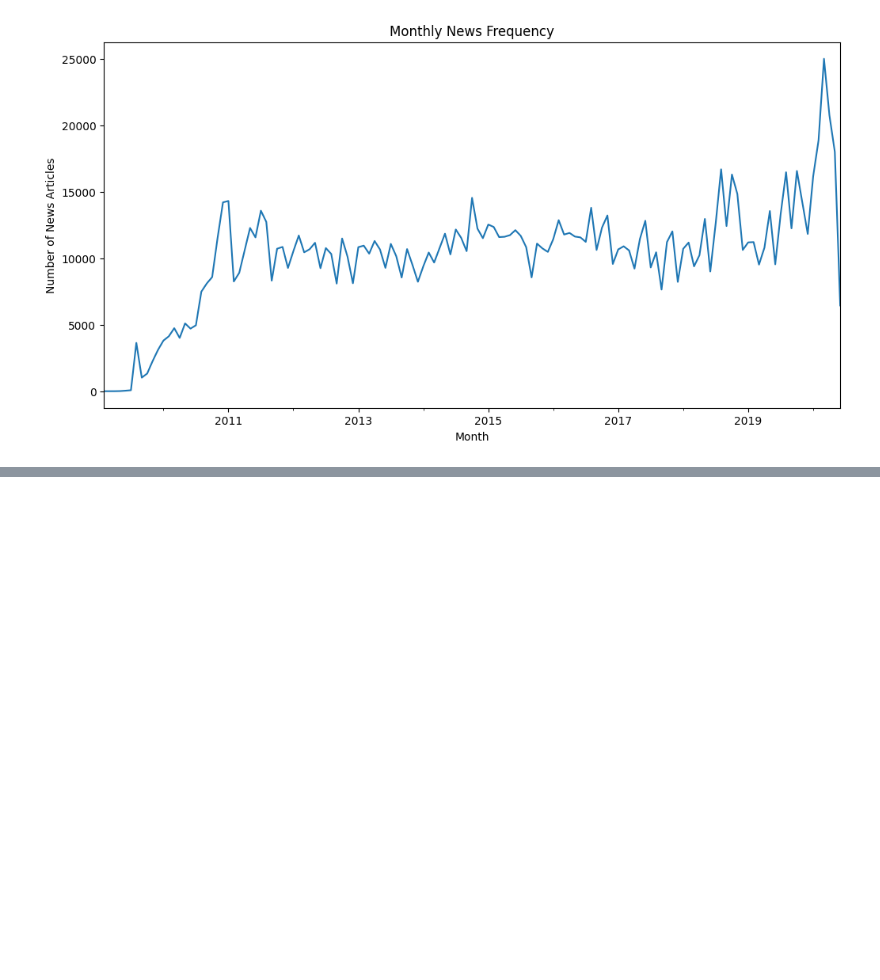
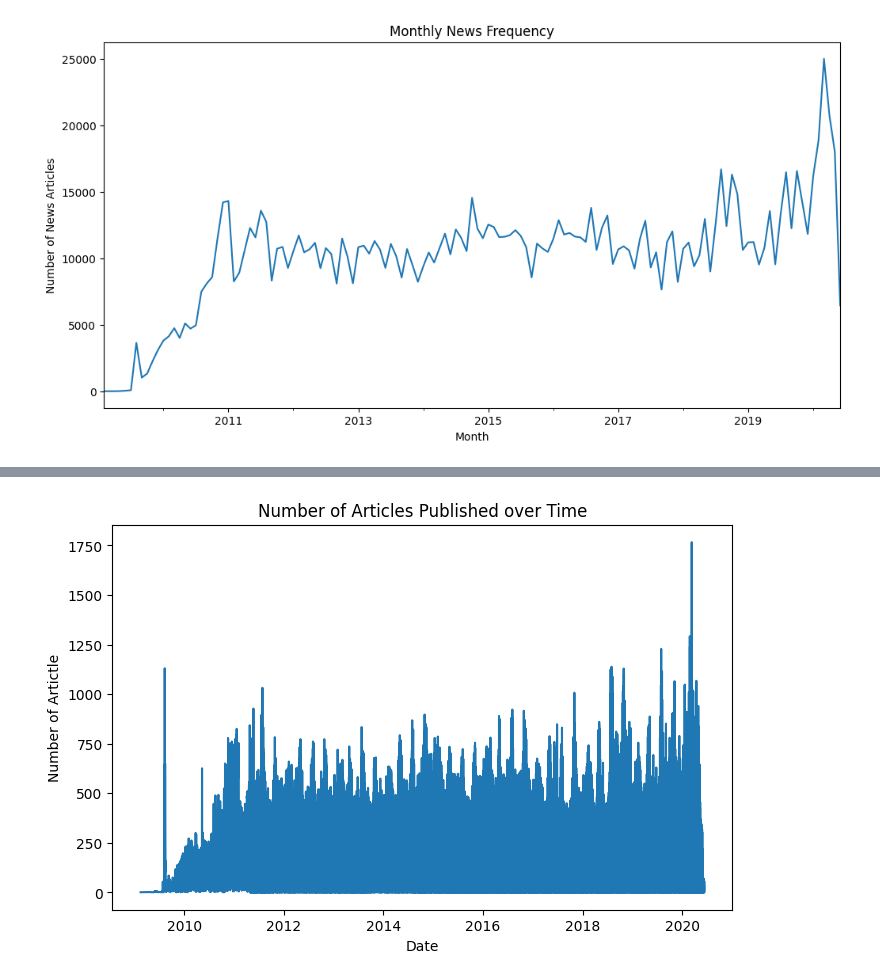
Before and after one commit to abrehamashebir/kaim3-stock-price-analysis, a Jupyter notebook: notebook/news_sentiment.ipynb, the cells around one changed output, grey strips where cells are left out. Saved outputs shown, nothing was run; the diff lists cells and outputs as text; code cells hidden in the pictures; blank space fills up the shorter version.

```diff
--- a/notebook/news_sentiment.ipynb
+++ b/notebook/news_sentiment.ipynb
@@ -137,0 +212,11 @@ plt.show()
+# %%
+news_per_date = df['date'].value_counts().sort_index(ascending=False)
+# %%
+plt.figure(figsize=(8,5))
+sns.lineplot(x=news_per_date.index, y=news_per_date.values, markers='o')
+plt.title('Number of Articles Published over Time')
+plt.xlabel('Date')
+plt.ylabel('Number of Artictle')
+plt.show()
+# %% [output]
+[figure, added]
```
Also changed, not shown: parts of 14 cells of this notebook, 2 other files.
